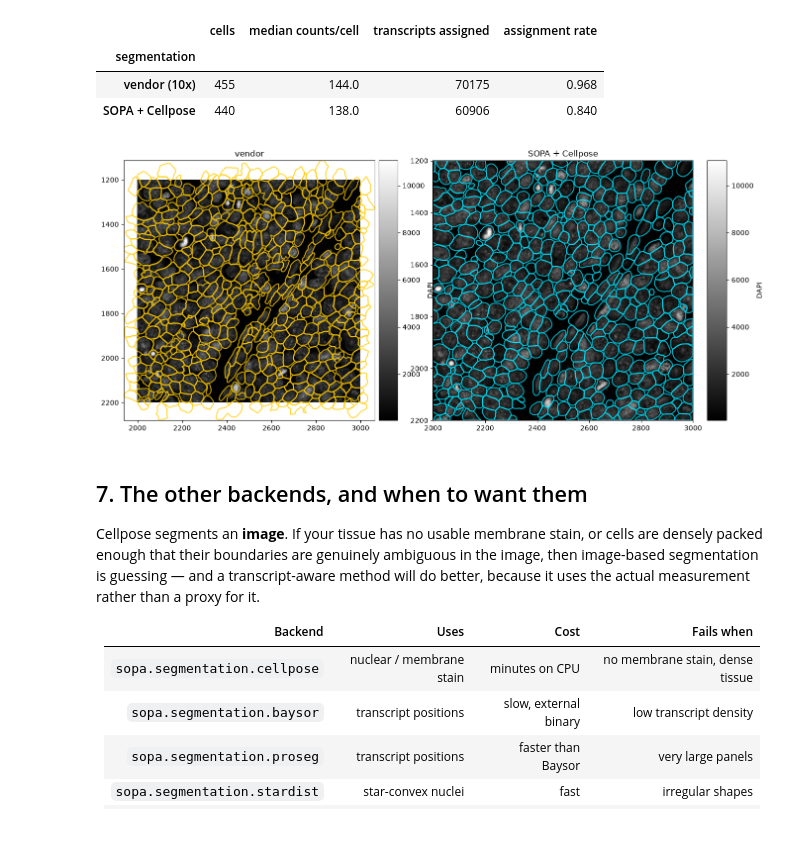
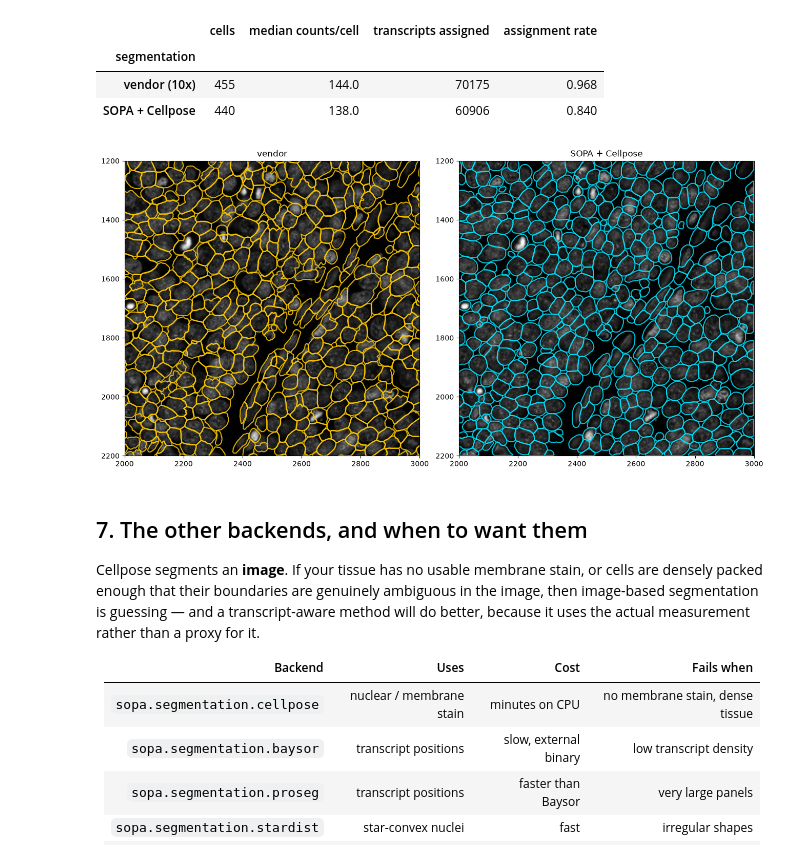
Before and after one commit to scverse/2026_09_workshop_physalia, a Jupyter notebook: notebooks/day_1/nb3_segmentation_sopa.ipynb, the cells around one changed output. Saved outputs shown, nothing was run; the diff lists cells and outputs as text; code cells hidden in the pictures.

```diff
--- a/notebooks/day_1/nb3_segmentation_sopa.ipynb
+++ b/notebooks/day_1/nb3_segmentation_sopa.ipynb
@@ -261,22 +261,25 @@ pd.DataFrame(rows).set_index("segmentation").round(3)
 | segmentation |  |  |  |  |
 | vendor (10x) | 455 | 144.0 | 70175 | 0.968 |
 | SOPA + Cellpose | 440 | 138.0 | 60906 | 0.840 |
-# %%
-fig, axs = plt.subplots(1, 2, figsize=(13, 6))
-(
-    sdata.pl.render_images("morphology_focus", channel="DAPI", cmap="gray")
-    .pl.render_shapes("cell_boundaries", fill_alpha=0, outline_alpha=0.8, outline_color="#ffcc00")
-    .pl.show(coordinate_systems="global", ax=axs[0], title="vendor")
-)
-(
-    sdata.pl.render_images("morphology_focus", channel="DAPI", cmap="gray")
-    .pl.render_shapes("cellpose_boundaries", fill_alpha=0, outline_alpha=0.8, outline_color="#00e5ff")
-    .pl.show(coordinate_systems="global", ax=axs[1], title="SOPA + Cellpose")
-)
-plt.tight_layout()
-plt.show()
-# %% [output]
-[figure, removed]
+# %%
+fig, axs = plt.subplots(1, 2, figsize=(13, 6.5), layout="constrained")
+for ax, (shapes, colour, title) in zip(
+    axs, [("cell_boundaries", "#ffcc00", "vendor"), ("cellpose_boundaries", "#00e5ff", "SOPA + Cellpose")]
+):
+    (
+        sdata.pl.render_images("morphology_focus", channel="DAPI", cmap="gray")
+        .pl.render_shapes(shapes, fill_alpha=0, outline_alpha=0.85, outline_color=colour)
+        .pl.show(coordinate_systems="global", ax=ax, title=title, colorbar=False)
+    )
+    # Boundaries of cells straddling the crop edge extend past the image; clip so both
+    # panels show exactly the same field of view.
+    ax.set_xlim(2000, 3000)
+    ax.set_ylim(2200, 1200)
+    ax.set_xlabel("")
+    ax.set_ylabel("")
+plt.show()
+# %% [output]
+[figure, added]
 # %% [markdown]
 ## 7. The other backends, and when to want them
 
```
Also changed, not shown: parts of 2 cells of this notebook, 1 other file.
